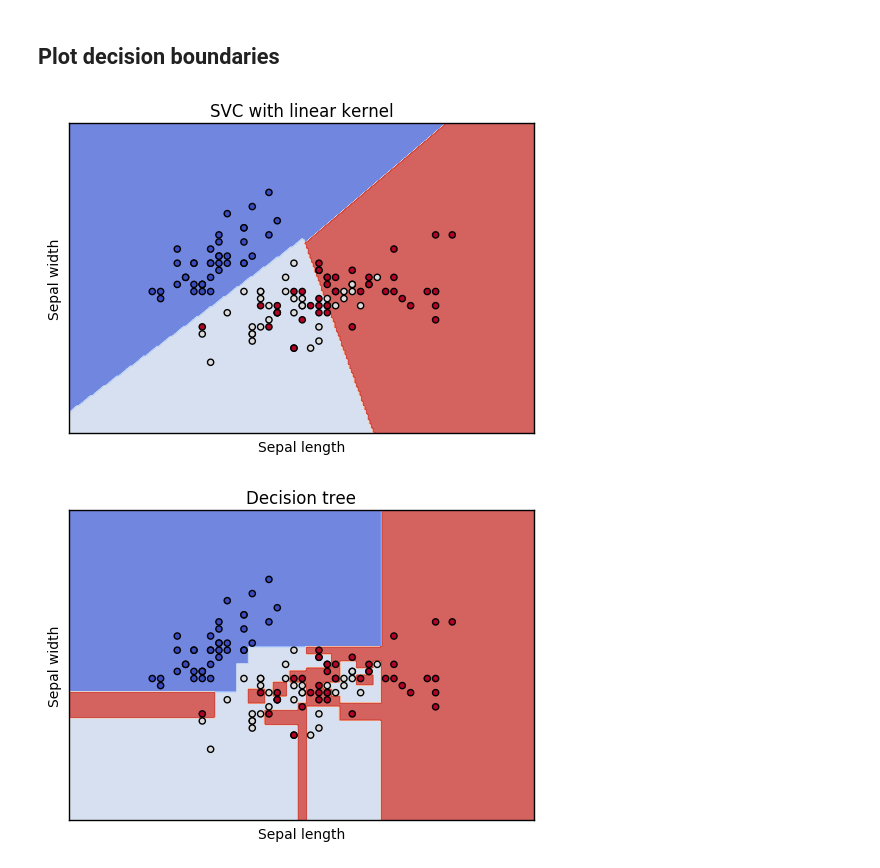
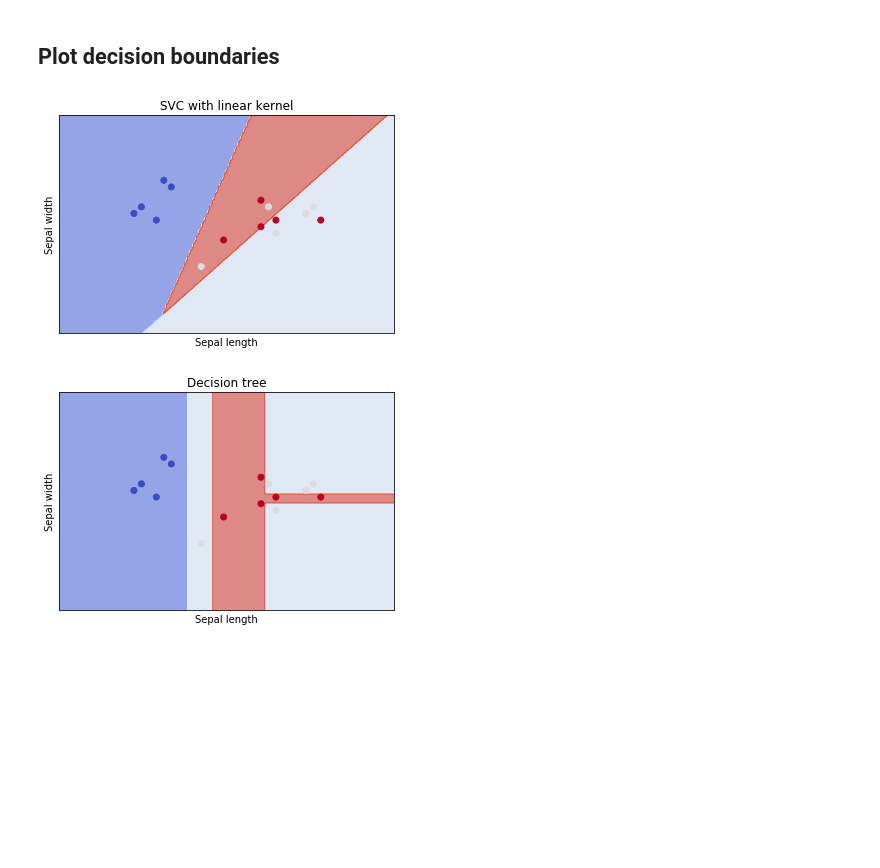
Before and after one commit to eldarial/code_session, a Jupyter notebook: plot_iris.ipynb, the cells around one changed output. Drawn from its saved outputs; the diff is of its cells as text; code cells hidden in the pictures; blank space fills up the shorter version.

```diff
--- a/plot_iris.ipynb
+++ b/plot_iris.ipynb
@@ -19,7 +19,7 @@ import matplotlib.pyplot as plt
 from sklearn import svm, datasets
 from sklearn.tree import DecisionTreeClassifier
 
-flag_data = 1
+flag_data = 3
 flag_features = 0
 x_train= []
 x_val = []
@@ -80,8 +80,8 @@ elif flag_data == 3:
         id_class = iris.target == k
         label_ = iris.target[id_class]
         data_ = select_features[id_class,:]
-        x_train.extend(data_[:10])
-        y_train.extend(label_[:10])
+        x_train.extend(data_[:5])
+        y_train.extend(label_[:5])
         x_val.extend(data_[40:])
         y_val.extend(label_[40:])
 x_train = np.array(x_train)
@@ -139,7 +142,7 @@ Z = svc_classifier.predict(np.c_[xx.ravel(), yy.ravel()])
 
 # Put the result into a color plot
 Z = Z.reshape(xx.shape)
-plt.contourf(xx, yy, Z, cmap=plt.cm.coolwarm, alpha=0.8)
+plt.contourf(xx, yy, Z, cmap=plt.cm.coolwarm, alpha=0.6)
 
 # Plot also the training points
 plt.scatter(x_train[:, 0], x_train[:, 1], c=y_train, cmap=plt.cm.coolwarm)
@@ -153,29 +156,29 @@ plt.title(title)
 
 plt.show()
 # %% [output]
-[figure, old version]
+[figure, new version]
 # %%
 title = 'Decision tree'
 
 Z = dt_classifier.predict(np.c_[xx.ravel(), yy.ravel()])
 
 # Put the result into a color plot
 Z = Z.reshape(xx.shape)
-plt.contourf(xx, yy, Z, cmap=plt.cm.coolwarm, alpha=0.8)
+plt.contourf(xx, yy, Z, cmap=plt.cm.coolwarm, alpha=0.6)
 
 # Plot also the training points
 plt.scatter(x_train[:, 0], x_train[:, 1], c=y_train, cmap=plt.cm.coolwarm)
 plt.xlabel(x1_label)
 plt.ylabel(x2_label)
 plt.xlim(xx.min(), xx.max())
 plt.ylim(yy.min(), yy.max())
 plt.xticks(())
 plt.yticks(())
 plt.title(title)
 
 plt.show()
 # %% [output]
-[figure, old version]
+[figure, new version]
 # %%
 title = 'SVM classifier with rbf kernel'
 
```
Also changed, not shown: parts of 7 cells of this notebook.
